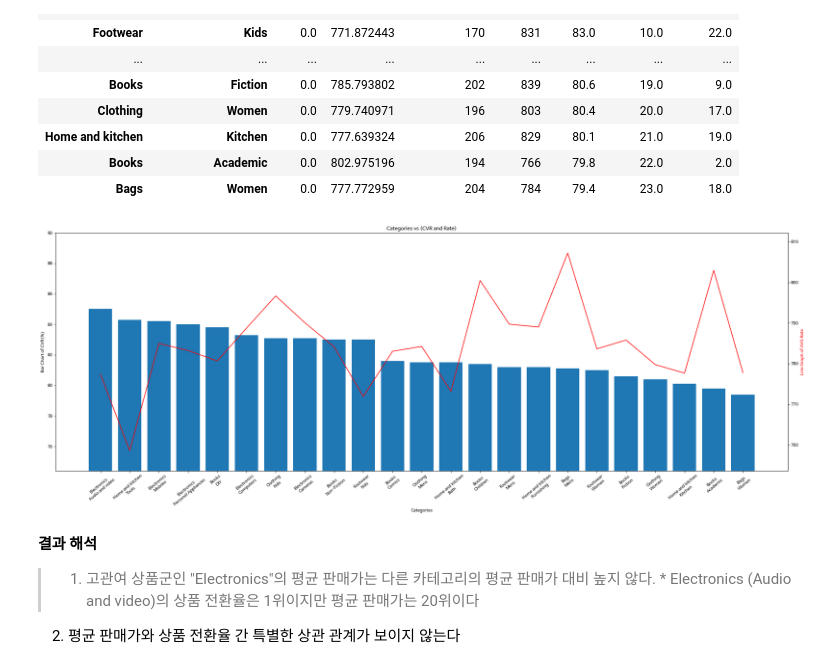
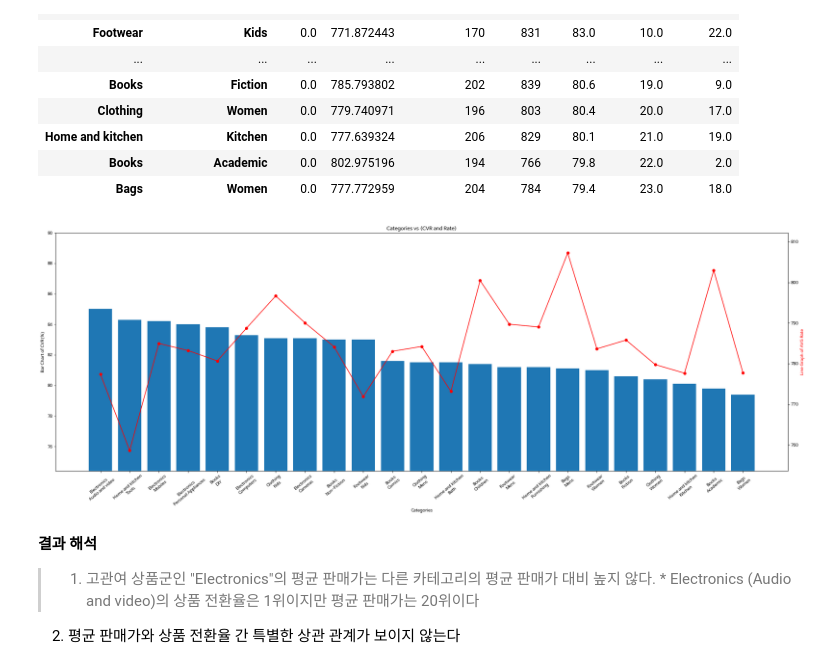
Before and after one commit to sunnyl94/Data-Analysis-Folder, a Jupyter notebook: Retail_Case_Study.ipynb, the cells around one changed output. Drawn from its saved outputs; the diff is of its cells as text; code cells hidden in the pictures.

```diff
--- a/Retail_Case_Study.ipynb
+++ b/Retail_Case_Study.ipynb
@@ -496,30 +496,30 @@ display(cvr_new)
 # %%
 fig, ax1 = plt.subplots(figsize=(30,10))
 
 x = cvr_new.index
 x_cats = [f'{cat1}\n{cat2}' for cat1, cat2 in x]
 
 y1 = cvr_new["CVR(%)"]
 y2 = cvr_new[('Rate', 'confirm')]
 
 x_pos = np.arange(len(x))
 ax1.bar(x_pos, y1)
 ax1.set_ylabel('Bar Chart of CVR(%)')
 ax1.set_xticks(x_pos)
 ax1.set_xticklabels(x_cats, rotation=40)
 ax1.set_ylim(y1.min() - 5, y1.max() + 5)
 
 ax2 = ax1.twinx()
-ax2.plot(x_pos, y2, color='red')
+ax2.plot(x_pos, y2, color='red', marker='o')
 ax2.set_ylabel('Line Graph of AVG Rate', color='red')
 ax2.set_ylim(y2.min() - 5, y2.max() + 5)
 
 ax1.set_xlabel('Categories')
 ax2.set_title('Categories vs (CVR and Rate)')
 
 plt.show()
 # %% [output]
-[figure, old version]
+[figure, new version]
 # %% [markdown]
 
 **결과 해석**
```
Also changed, not shown: parts of 8 cells of this notebook.
